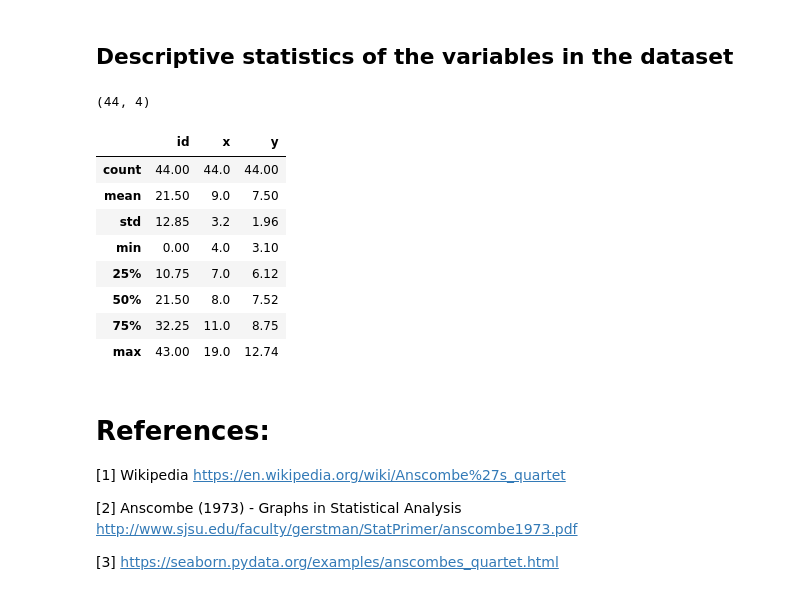
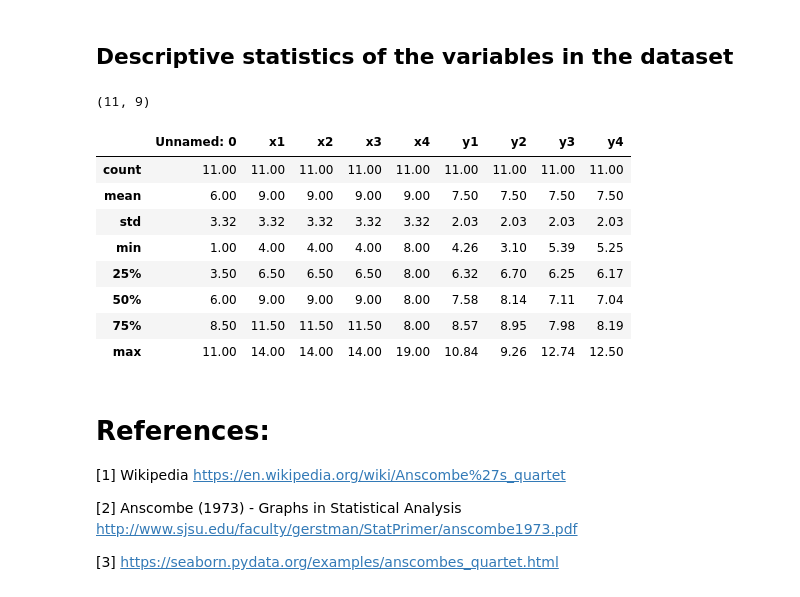
Before and after one commit to mikequaid/Funda, a Jupyter notebook: Funda.ipynb, the cells around one changed output. Saved outputs shown, nothing was run; the diff lists cells and outputs as text; code cells hidden in the pictures.

```diff
--- a/Funda.ipynb
+++ b/Funda.ipynb
@@ -57,25 +60,25 @@ HTTPError: HTTP Error 404: Not Found
 ## Descriptive statistics of the variables in the dataset
 # %%
 
-dataframe = pd.read_csv("anscombes.csv")
+dataframe = pd.read_csv("anscombe.csv")
 dataframe.shape
 # %% [output]
-(44, 4)
+(11, 9)
 # %%
 
 import numpy as np # Importing numpy as np
-dataframe = pd.read_csv("anscombes.csv")
+dataframe = pd.read_csv("anscombe.csv")
 np.round(dataframe.describe(), decimals=2) # Rounds output data to 2 decimals
 # %% [output]
-|  | id | x | y |
-| count | 44.00 | 44.0 | 44.00 |
-| mean | 21.50 | 9.0 | 7.50 |
-| std | 12.85 | 3.2 | 1.96 |
-| min | 0.00 | 4.0 | 3.10 |
-| 25% | 10.75 | 7.0 | 6.12 |
-| 50% | 21.50 | 8.0 | 7.52 |
-| 75% | 32.25 | 11.0 | 8.75 |
-| max | 43.00 | 19.0 | 12.74 |
+|  | Unnamed: 0 | x1 | x2 | x3 | x4 | y1 | y2 | y3 | y4 |
+| count | 11.00 | 11.00 | 11.00 | 11.00 | 11.00 | 11.00 | 11.00 | 11.00 | 11.00 |
+| mean | 6.00 | 9.00 | 9.00 | 9.00 | 9.00 | 7.50 | 7.50 | 7.50 | 7.50 |
+| std | 3.32 | 3.32 | 3.32 | 3.32 | 3.32 | 2.03 | 2.03 | 2.03 | 2.03 |
+| min | 1.00 | 4.00 | 4.00 | 4.00 | 8.00 | 4.26 | 3.10 | 5.39 | 5.25 |
+| 25% | 3.50 | 6.50 | 6.50 | 6.50 | 8.00 | 6.32 | 6.70 | 6.25 | 6.17 |
+| 50% | 6.00 | 9.00 | 9.00 | 9.00 | 8.00 | 7.58 | 8.14 | 7.11 | 7.04 |
+| 75% | 8.50 | 11.50 | 11.50 | 11.50 | 8.00 | 8.57 | 8.95 | 7.98 | 8.19 |
+| max | 11.00 | 14.00 | 14.00 | 14.00 | 19.00 | 10.84 | 9.26 | 12.74 | 12.50 |
 # %% [markdown]
 # References:
 
```
Also changed, not shown: parts of 4 cells of this notebook, 2 other files.
